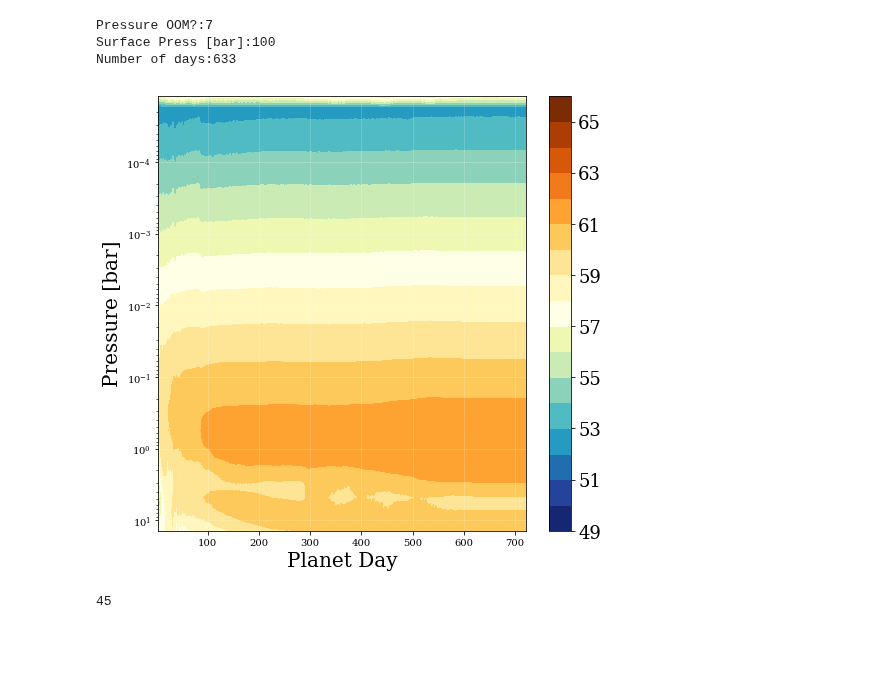
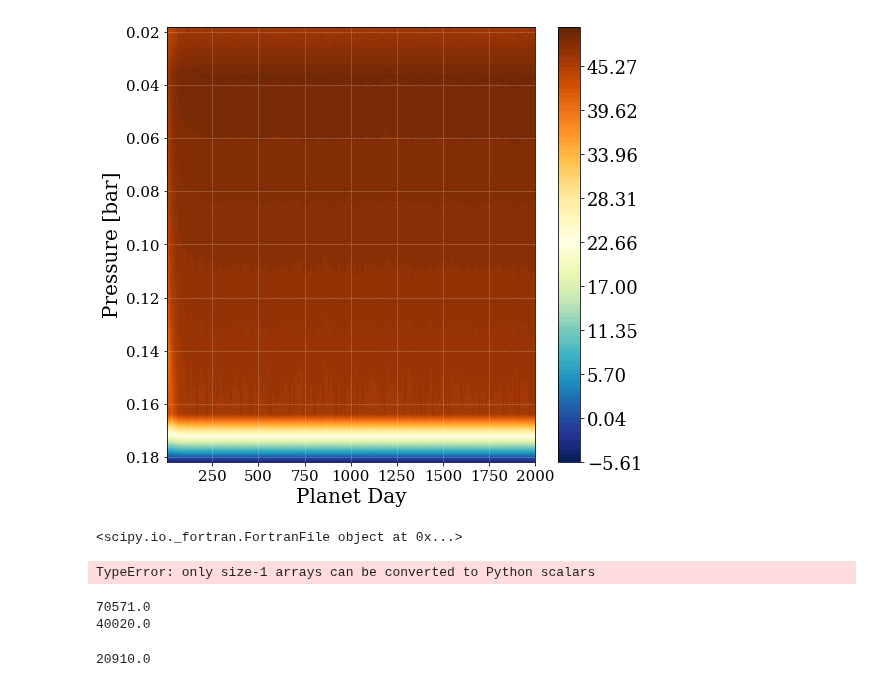
Before and after one commit to emily-rauscher/GCM_plots, a Jupyter notebook: KEdiag_plots.ipynb, the cells around one changed output. Saved outputs shown, nothing was run; the diff lists cells and outputs as text; code cells hidden in the pictures; blank space fills up the shorter version.

```diff
--- a/KEdiag_plots.ipynb
+++ b/KEdiag_plots.ipynb
@@ -1,20 +1,44 @@
 # %%
 from KEdiag_func import KEplot
 
-path='/Users/hbeltz/Documents/runs/'
-runname='crun2'#name of the folder with the run
-lay=45 #number of total layers in the run
-minV=50 #setting the color bar mins and max (remember this is log scale)
-maxV=65
-savename=path+runname+'/'+runname+'KE'+'.png'
+#path='/Users/hbeltz/Documents/runs/'
+#runname='crun2'#name of the folder with the run
+path='/Users/ermay/Documents/GradSchool/Research_Surface/GCM_plots/Files/'
+runname='FiducialPlanet/Model4/L10/T42/P0_020/'#Model4/Test_New/'#/L10/T42/P0_050'
+
+oom=0
+press=0.2
+ndays=2000
+lay=10 #number of total layers in the run
+
+minV=0 #setting the color bar mins and max (remember this is log scale)
+maxV=0
+savename=path+runname+'/KE.png'
 %matplotlib inline
-KEplot(path,runname,lay,savename,minV,maxV)
+KEplot(path,runname,oom,press,ndays,lay,savename,minV,maxV)
 # %% [output]
-Pressure OOM?:7
-Surface Press [bar]:100
-Number of days:633
-[figure, old version]
+[figure, new version]
-# %%
-print (lay)
-# %% [output]
-45
+# %%
+from scipy.io import FortranFile
+import numpy as np
+
+path='/Users/ermay/Documents/GradSchool/Research_Surface/GCM_plots/Files/'
+filename='FiducialPlanet/Model4/L10/T42/P0_020'
+
+f=FortranFile(path+filename+'/fort.52','r')
+print f
+f.read_reals()
+# %% [output]
+<scipy.io._fortran.FortranFile object at 0x...>
+TypeError: only size-1 arrays can be converted to Python scalars
+# %%
+# nlat= 64 nlon= 128 nlev= 10
+#print float(test.shape[0])
+print 10.*2090.
+# %% [output]
+70571.0
+40020.0
+# %%
+print 10.*2091.
+# %% [output]
+20910.0
```
Also changed, not shown: 1 other file.
